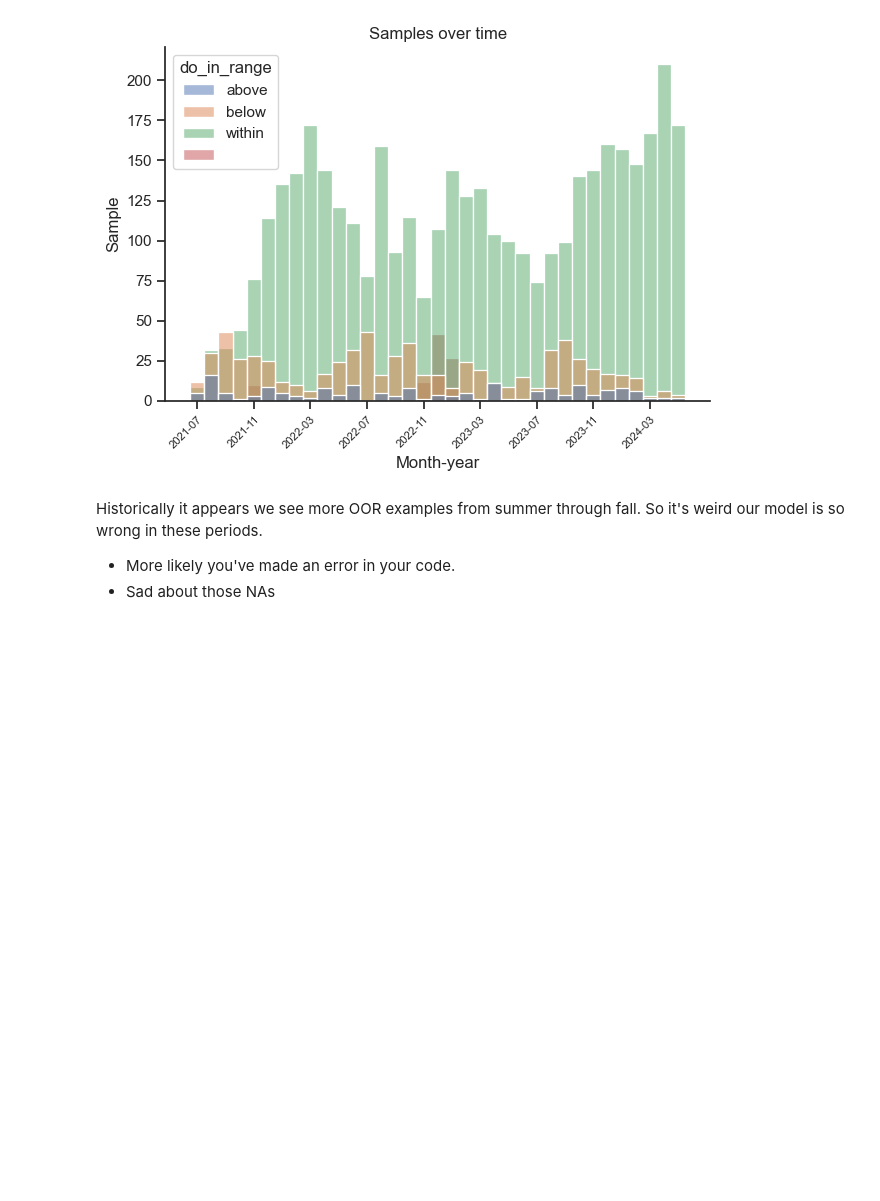
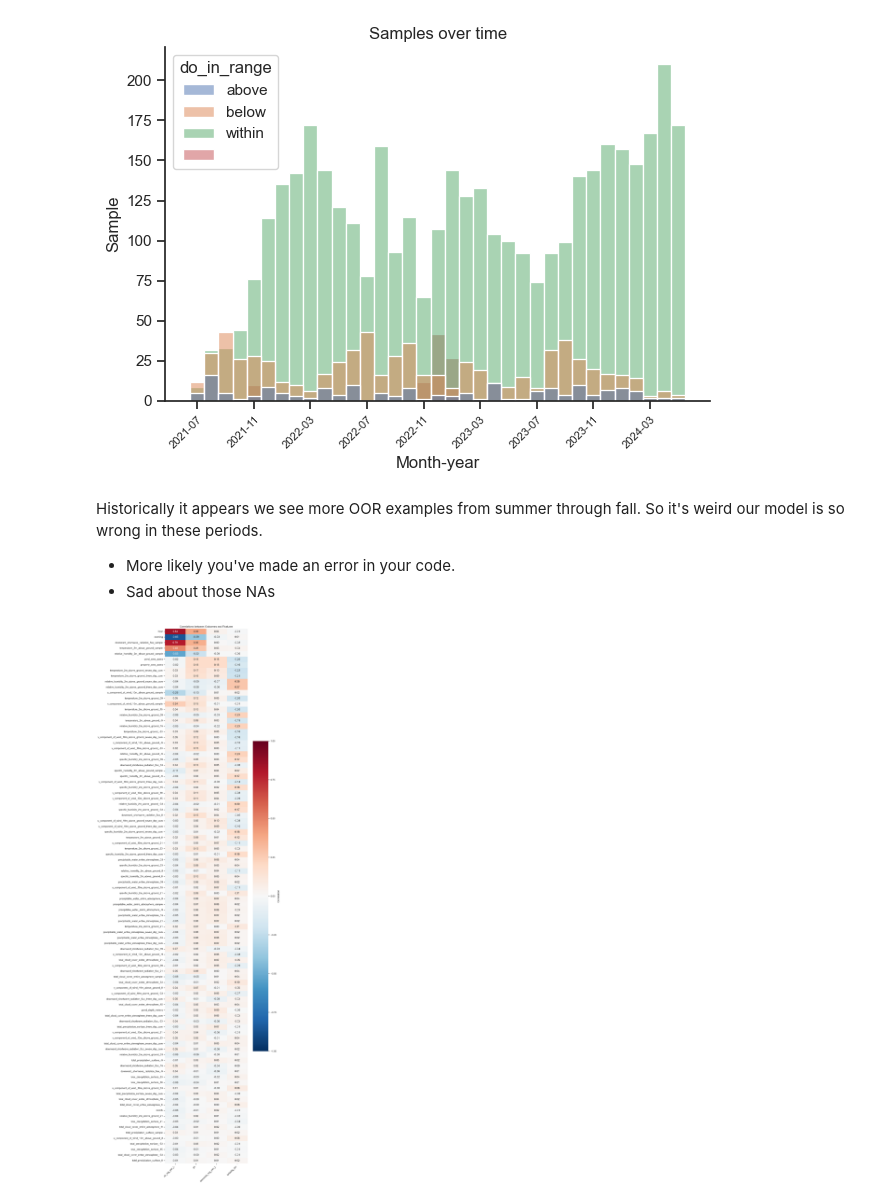
Before and after one commit to fish-welfare-initiative/fwi-predict, a Jupyter notebook: notebooks/16 explore_train_ds.ipynb, the cells around one changed output. Drawn from its saved outputs; the diff is of its cells as text; code cells hidden in the pictures; blank space fills up the shorter version.

```diff
--- a/notebooks/16 explore_train_ds.ipynb
+++ b/notebooks/16 explore_train_ds.ipynb
@@ -146,3 +146,30 @@ plt.show()
 Historically it appears we see more OOR examples from summer through fall. So it's weird our model is so wrong in these periods.
 - More likely you've made an error in your code.
 - Sad about those NAs
+# %%
+# Get outcome columns and feature columns
+outcome_cols = ['do_mg_per_L', 'ph', 'ammonia_mg_per_L', 'turbidity_cm']
+feature_cols = [col for col in ds.columns if col not in outcome_cols + ['sample_dt', 'pond_id', 'geometry', 'sample_idx', 'month_year', 'region', 'farm_id', 'do_in_range',
+                                                                        'ph_in_range', 'ammonia_in_range', 'turbidity_in_range']]
+
+# Calculate correlations between outcomes and features
+correlations = ds[outcome_cols + feature_cols].corr().loc[feature_cols, outcome_cols]
+correlations = correlations.loc[correlations.apply(lambda x: x.abs().sum(), axis=1).sort_values(ascending=False).index]
+
+# Create heatmap
+plt.figure(figsize=(12,36))
+sns.heatmap(correlations,
+            cmap='RdBu_r',
+            center=0,
+            vmin=-1,
+            vmax=1,
+            annot=True,
+            fmt='.2f',
+            cbar_kws={'label': 'Correlation'})
+
+plt.title('Correlations between Outcomes and Features')
+plt.xticks(rotation=45, ha='right')
+plt.tight_layout()
+plt.show()
+# %% [output]
+[figure, added]
```
Also changed, not shown: parts of 4 cells of this notebook, 27 other files.
